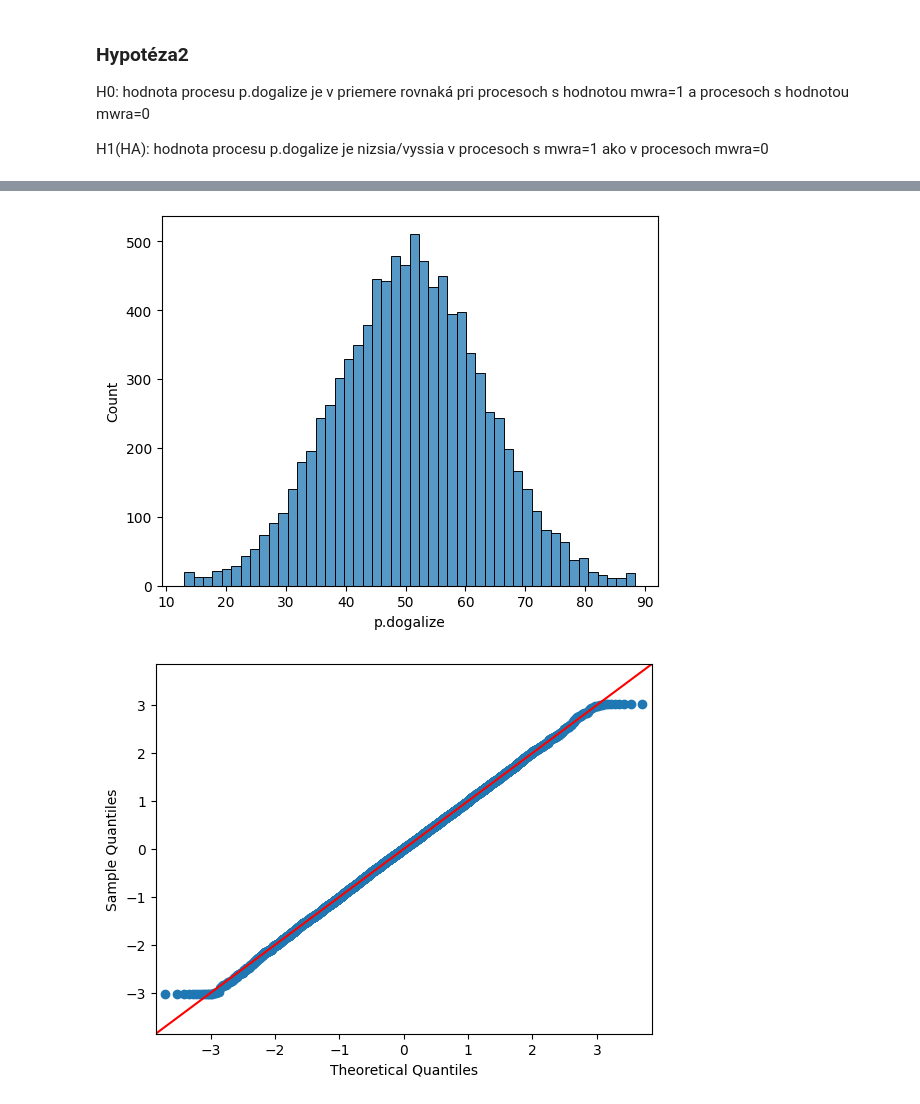
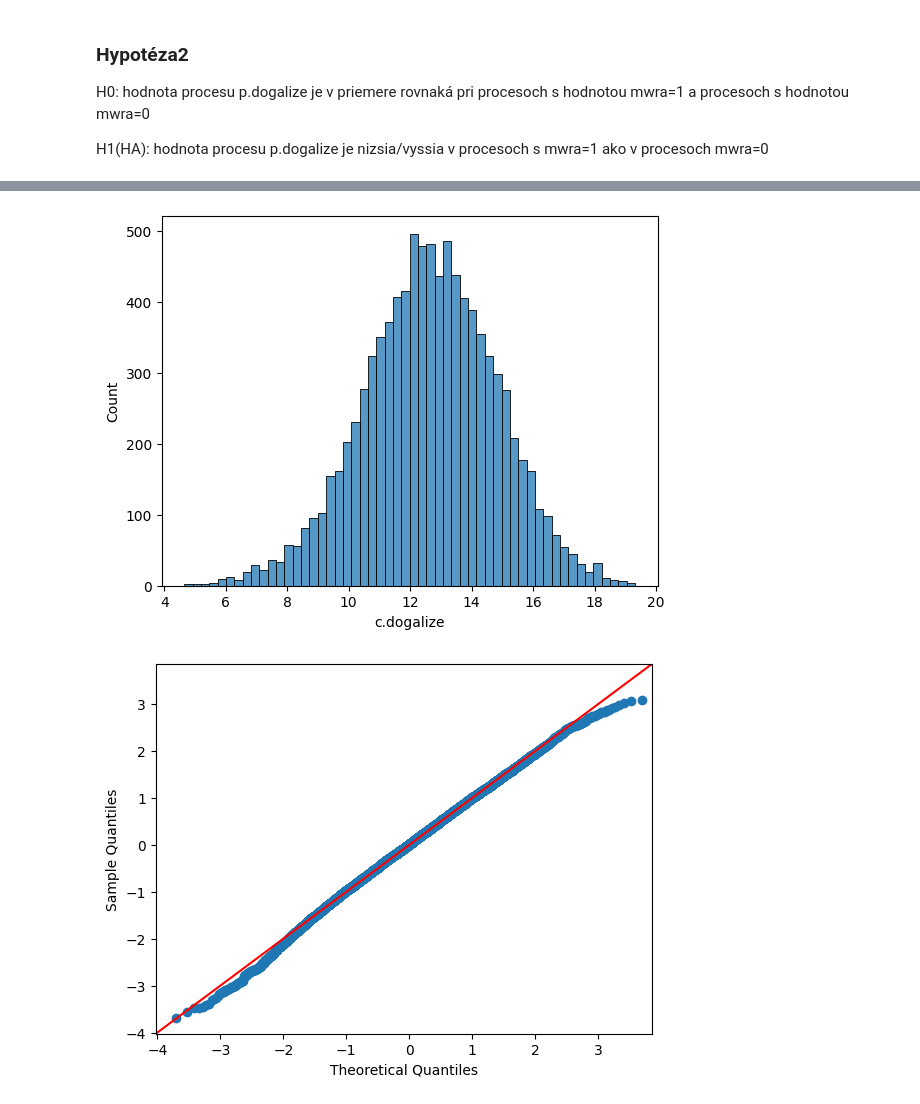
Before and after one commit to LeonRado1/IAU-zadanie, a Jupyter notebook: exploratory_analysis.ipynb, the cells around one changed output, grey strips where cells are left out. Cells and saved outputs as stored; diff of their text form; code cells hidden in the pictures.

```diff
--- a/exploratory_analysis.ipynb
+++ b/exploratory_analysis.ipynb
@@ -817,6 +817,6 @@ H0: hodnota procesu p.dogalize je v priemere rovnaká pri procesoch s hodnotou m
 
 H1(HA): hodnota procesu p.dogalize je nizsia/vyssia v procesoch s mwra=1 ako v procesoch mwra=0
 # %%
-p_dogalize1 = processes.loc[processes.mwra == 1, 'p.dogalize']
-p_dogalize1.describe()
+c_dogalize1 = connections.loc[processes.mwra == 1, 'c.dogalize']
+c_dogalize1.describe()
 # %% [output]
@@ -850,7 +850,7 @@ sns.boxplot(x='mwra', y='p.dogalize', data=processes)
 # %%
-sns.histplot(p_dogalize1)
-_ = sm.ProbPlot(p_dogalize1, fit=True).qqplot(line='45')
+sns.histplot(c_dogalize1)
+_ = sm.ProbPlot(c_dogalize1, fit=True).qqplot(line='45')
 # %% [output]
-[figure, old version]
+[figure, new version]
-[figure, old version]
+[figure, new version]
 # %%
```
Also changed, not shown: parts of 8 cells of this notebook.
